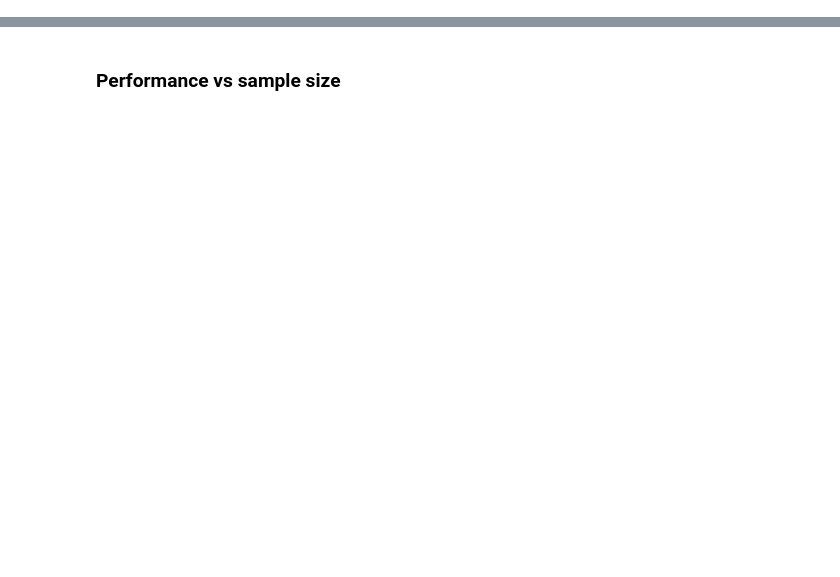
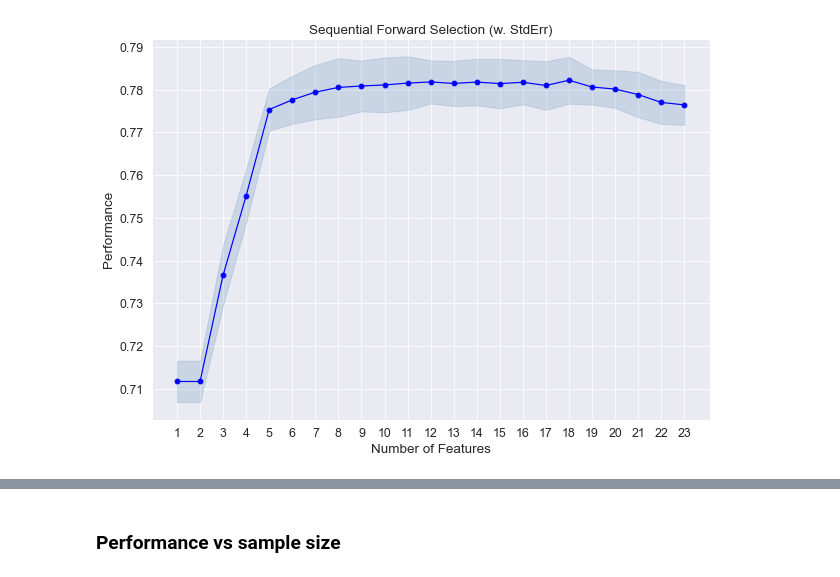
Before and after one commit to m-konopka/ml-scoring, a Jupyter notebook: 04 LightGBM.ipynb, the cells around one changed output, grey strips where cells are left out. Cells and saved outputs as stored; diff of their text form; code cells hidden in the pictures; blank space fills up the shorter version.

```diff
--- a/04 LightGBM.ipynb
+++ b/04 LightGBM.ipynb
@@ -46,0 +65,11 @@ SEED = 42
+# %%
+# Load data
+X_train = pd.read_csv(os.path.join("Data", "data_preprocessed", "taiwan_data", "X_train.csv"))
+X_test = pd.read_csv(os.path.join("Data", "data_preprocessed", "taiwan_data", "X_test.csv"))
+y_train = pd.read_csv(os.path.join("Data", "data_preprocessed", "taiwan_data", "y_train.csv"))
+y_test = pd.read_csv(os.path.join("Data", "data_preprocessed", "taiwan_data", "y_test.csv"))
+
+dtrain = lgb.Dataset(X_train, label=y_train)
+
+print(X_train.shape)
+print(X_test.shape)
@@ -46,0 +81,6 @@ SEED = 42
+# %%
+%%time
+# Initial hyperparameters optimization
+study = optuna.create_study(directions=["maximize"])
+study.optimize(objective, n_trials=TRIALS, n_jobs=-1)
+print(study.best_params)
@@ -46,0 +107,17 @@ SEED = 42
+# %%
+# Sequential feature selection
+model = lgb.LGBMClassifier(**study.best_params, random_state=SEED)
+
+cv = StratifiedKFold(n_splits=N_SPLITS, shuffle=True, random_state=SEED)
+sfs = SequentialFeatureSelector(
+    model,
+    k_features=23,
+    forward=True,
+    floating=True,
+    scoring="roc_auc",
+    verbose=2,
+    cv=cv,
+    n_jobs=-1,
+)
+
+sfs = sfs.fit(X_test, y_test)
@@ -46,0 +142,8 @@ SEED = 42
+# %%
+# Plot SFS chart
+fig = plot_sfs(sfs.get_metric_dict(), kind="std_err", figsize=[10, 7])
+plt.title("Sequential Forward Selection (w. StdErr)")
+
+plt.savefig(os.path.join("Experiment_results", "LightGBM", "lgb_SFS.png"), facecolor="w")
+# %% [output]
+[figure, added]
```
Also changed, not shown: parts of 27 cells of this notebook, 49 other files.
